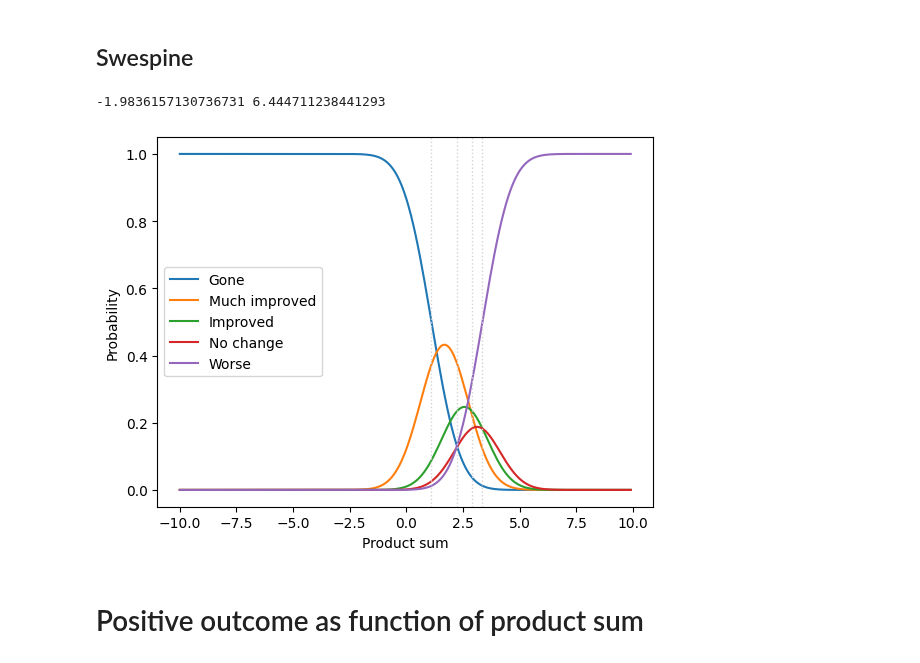
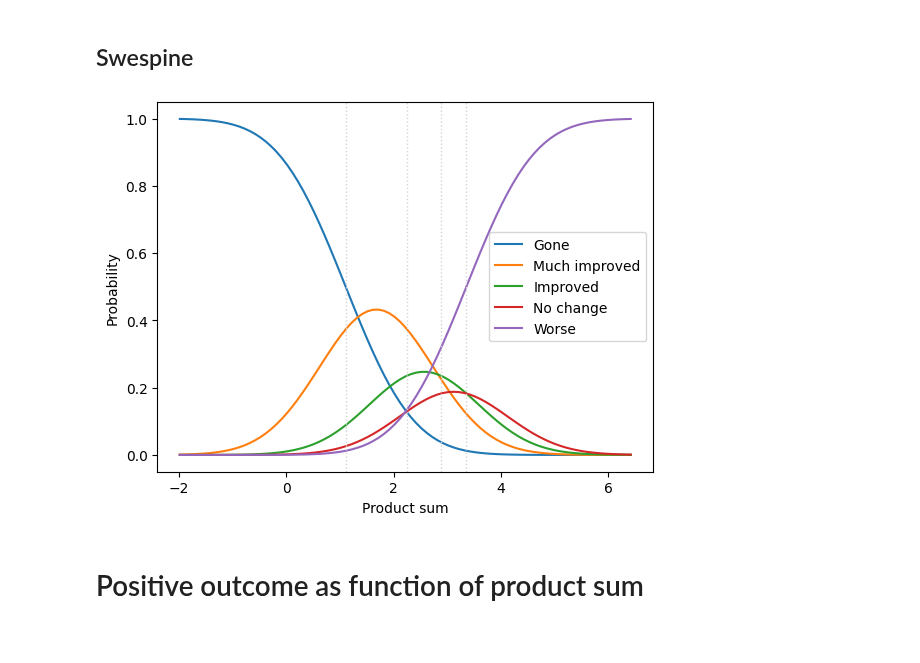
Before and after one commit to alex-berman/swespine-prediction-tool, a Jupyter notebook: probit_exploration/ProbitExploration.ipynb, the cells around one changed output. Cells and saved outputs as stored; diff of their text form; code cells hidden in the pictures.

```diff
--- a/probit_exploration/ProbitExploration.ipynb
+++ b/probit_exploration/ProbitExploration.ipynb
@@ -68,37 +68,35 @@ from scipy.stats import norm
 
 endog = np.random.randint(0, 5, size=100)
 exog = np.random.randn(100, 2) # Two explanatory variables
 
 product_sum_resolution = .1
 model = OrderedModel(endog, exog, distr='probit')
 thresh = np.array([ -np.inf, 1.10661659309414, 2.24957715814063, 2.87950171782969, 3.35447893227348, np.inf ])
 labels = ['Gone', 'Much improved', 'Improved', 'No change', 'Worse'] # NOTE: Order not validated!
 
 min_prob = 0.001
 max_prob = 0.999
 min_product_sum = thresh[1] - norm.ppf(max_prob)
 max_product_sum = thresh[-2] - norm.ppf(min_prob)
-print(min_product_sum, max_product_sum)
 
-product_sum = np.arange(min_product_sum, 10, product_sum_resolution)
+product_sum = np.arange(min_product_sum, max_product_sum, product_sum_resolution)
 xb = product_sum[:, None]
 low = thresh[:-1] - xb
 upp = thresh[1:] - xb
 posteriors = mod_prob.prob(low, upp)
 
 for i in range(5):
     plt.plot(product_sum, posteriors[:, i], label=labels[i])
 for t in thresh:
     if t not in [-np.inf, np.inf]:
         plt.axvline(x=t, color='lightgray', linestyle=':', linewidth=1)
 
 plt.xlabel('Product sum')
 plt.ylabel('Probability')
 plt.legend()
 plt.show()
 # %% [output]
--1.9836157130736731 6.444711238441293
-[figure, old version]
+[figure, new version]
 # %% [markdown]
 # Positive outcome as function of product sum
 # %%
```
